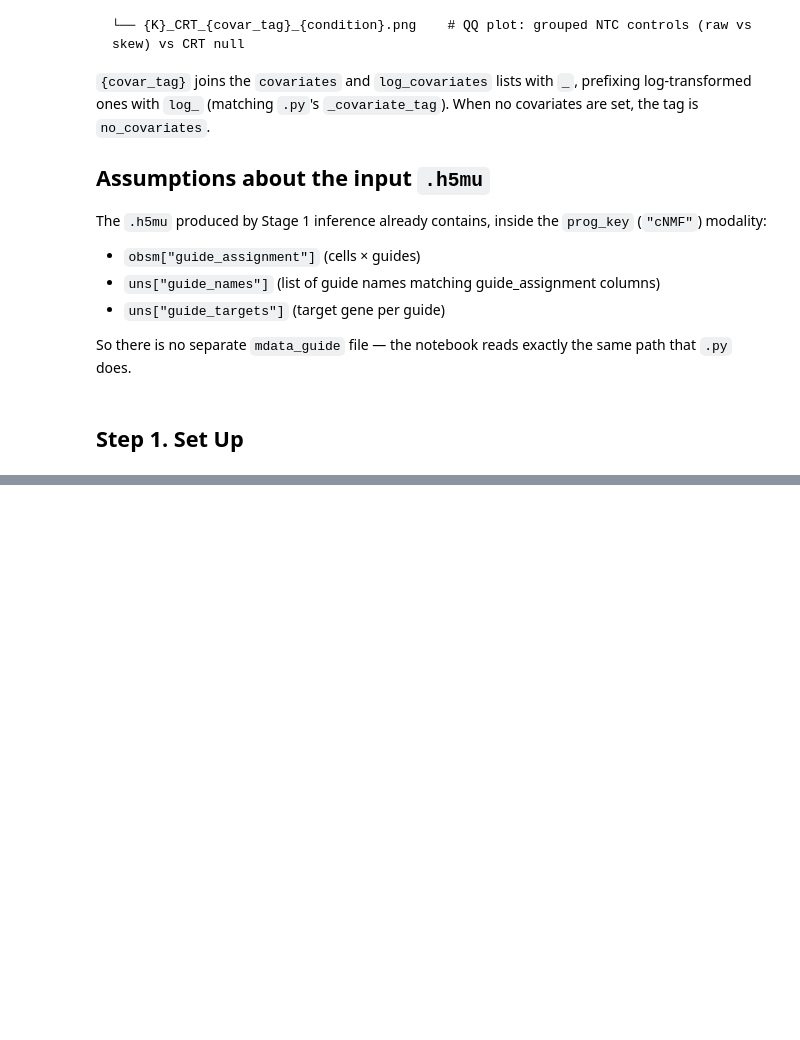
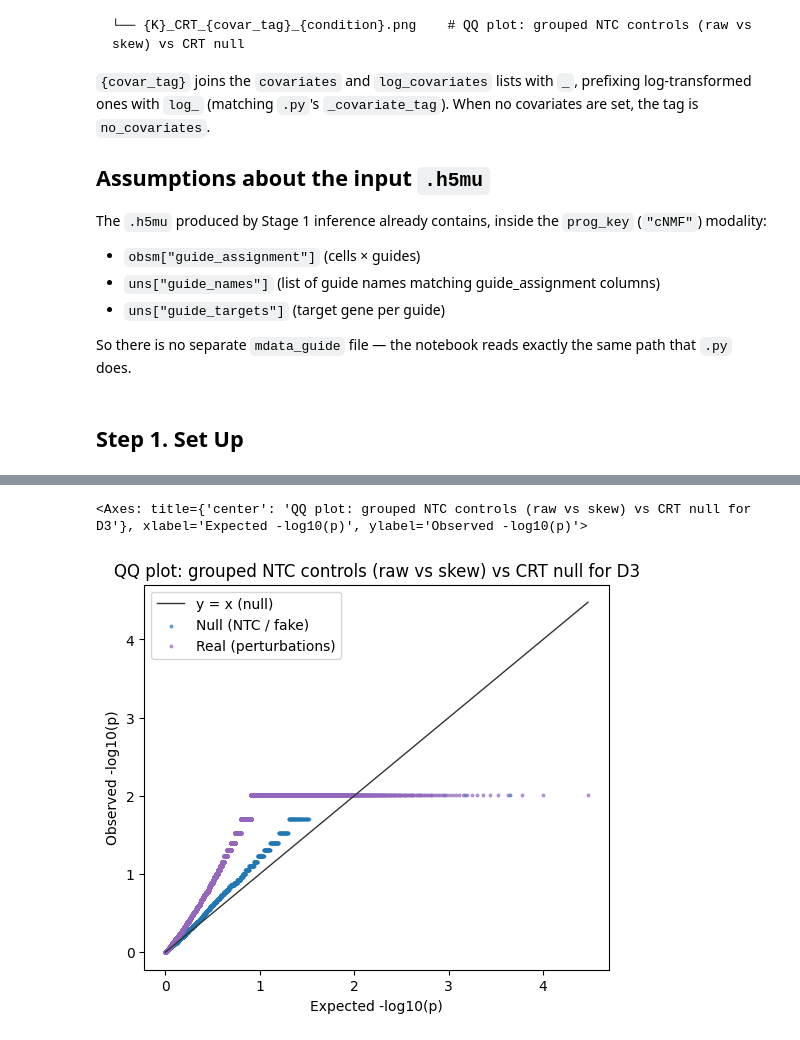
Before and after one commit to EngreitzLab/PerturbNMF, a Jupyter notebook: src/Stage2_Evaluation/B_Calibration/JupterNote_Version/CRT.ipynb, the cells around one changed output, grey strips where cells are left out. Saved outputs shown, nothing was run; the diff lists cells and outputs as text; code cells hidden in the pictures; blank space fills up the shorter version.

Commit message:
update on CRT plotting

```diff
--- a/src/Stage2_Evaluation/B_Calibration/JupterNote_Version/CRT.ipynb
+++ b/src/Stage2_Evaluation/B_Calibration/JupterNote_Version/CRT.ipynb
@@ -297,0 +173,26 @@ print("Pipeline finished.")
+# %%
+ntc_labels = guide_annotation_key
+ntc_guides, guide_freq, guide_to_bin, real_sigs = build_ntc_group_inputs(
+    inputs=inputs,
+    ntc_label=ntc_labels,
+    group_size=number_guide,
+    n_bins=15,
+)
+
+ntc_groups_ens = make_ntc_groups_ensemble(
+    ntc_guides=ntc_guides,
+    ntc_freq=guide_freq,
+    real_gene_bin_sigs=real_sigs,
+    guide_to_bin=guide_to_bin,
+    n_ensemble=10,
+    seed0=7,
+    group_size=number_guide,
+    max_groups=None,
+)
+
+ntc_group_pvals_ens = crt_pvals_for_ntc_groups_ensemble(
+    inputs=inputs,
+    ntc_groups_ens=ntc_groups_ens,
+    B=number_permutations,
+    seed0=23,
+)
@@ -297,0 +214,9 @@ print("Pipeline finished.")
+# %%
+qq_plot_real_vs_null(
+    real_pvals=out["pvals_raw_df"],
+    null_pvals=ntc_group_pvals_ens,
+    title=f"QQ plot: grouped NTC controls (raw vs skew) vs CRT null for {condition}",
+)
+# %% [output]
+<Axes: title={'center': 'QQ plot: grouped NTC controls (raw vs skew) vs CRT null for D3'}, xlabel='Expected -log10(p)', ylabel='Observed -log10(p)'>
+[figure, added]
```
Also changed, not shown: parts of 17 cells of this notebook, 7 other files.
